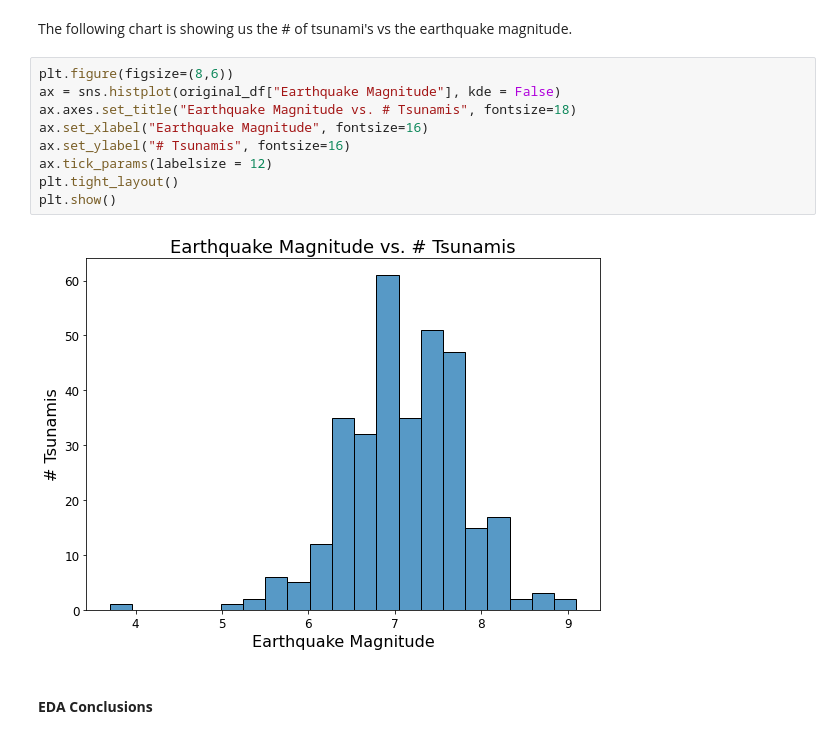
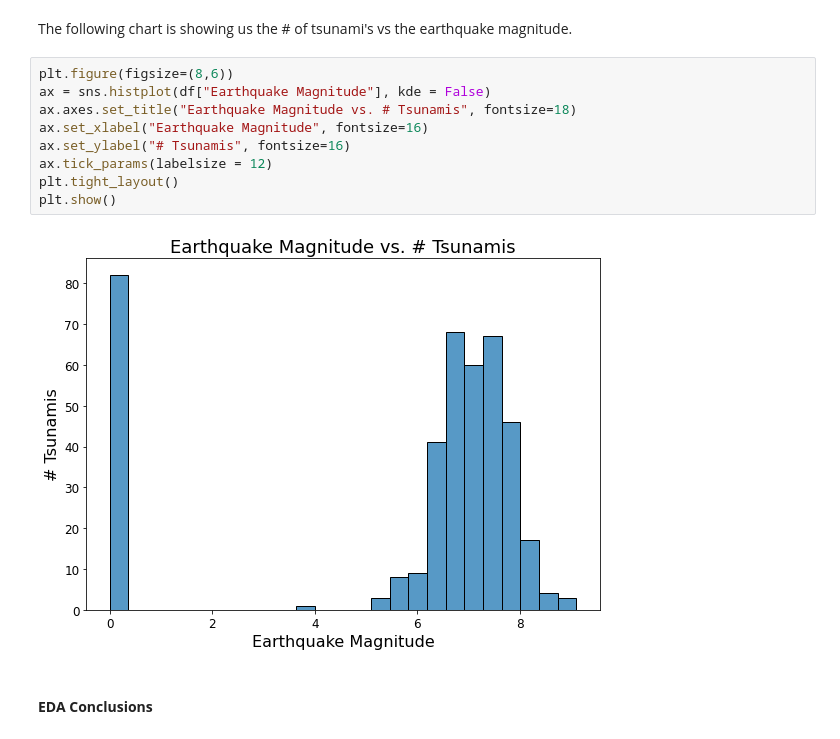
Before and after one commit to orrgorenn/data_science_project, a Jupyter notebook: intro.ipynb, the cells around one changed output. Drawn from its saved outputs; the diff is of its cells as text.

```diff
--- a/intro.ipynb
+++ b/intro.ipynb
@@ -200,15 +197,15 @@ plt.show()
 The following chart is showing us the # of tsunami's vs the earthquake magnitude.
 # %%
 plt.figure(figsize=(8,6))
-ax = sns.histplot(original_df["Earthquake Magnitude"], kde = False)
+ax = sns.histplot(df["Earthquake Magnitude"], kde = False)
 ax.axes.set_title("Earthquake Magnitude vs. # Tsunamis", fontsize=18)
 ax.set_xlabel("Earthquake Magnitude", fontsize=16)
 ax.set_ylabel("# Tsunamis", fontsize=16)
 ax.tick_params(labelsize = 12)
 plt.tight_layout()
 plt.show()
 # %% [output]
-[figure, old version]
+[figure, new version]
 # %% [markdown]
 #### **EDA Conclusions**
 # %% [markdown]
```
Also changed, not shown: parts of 2 cells of this notebook.
